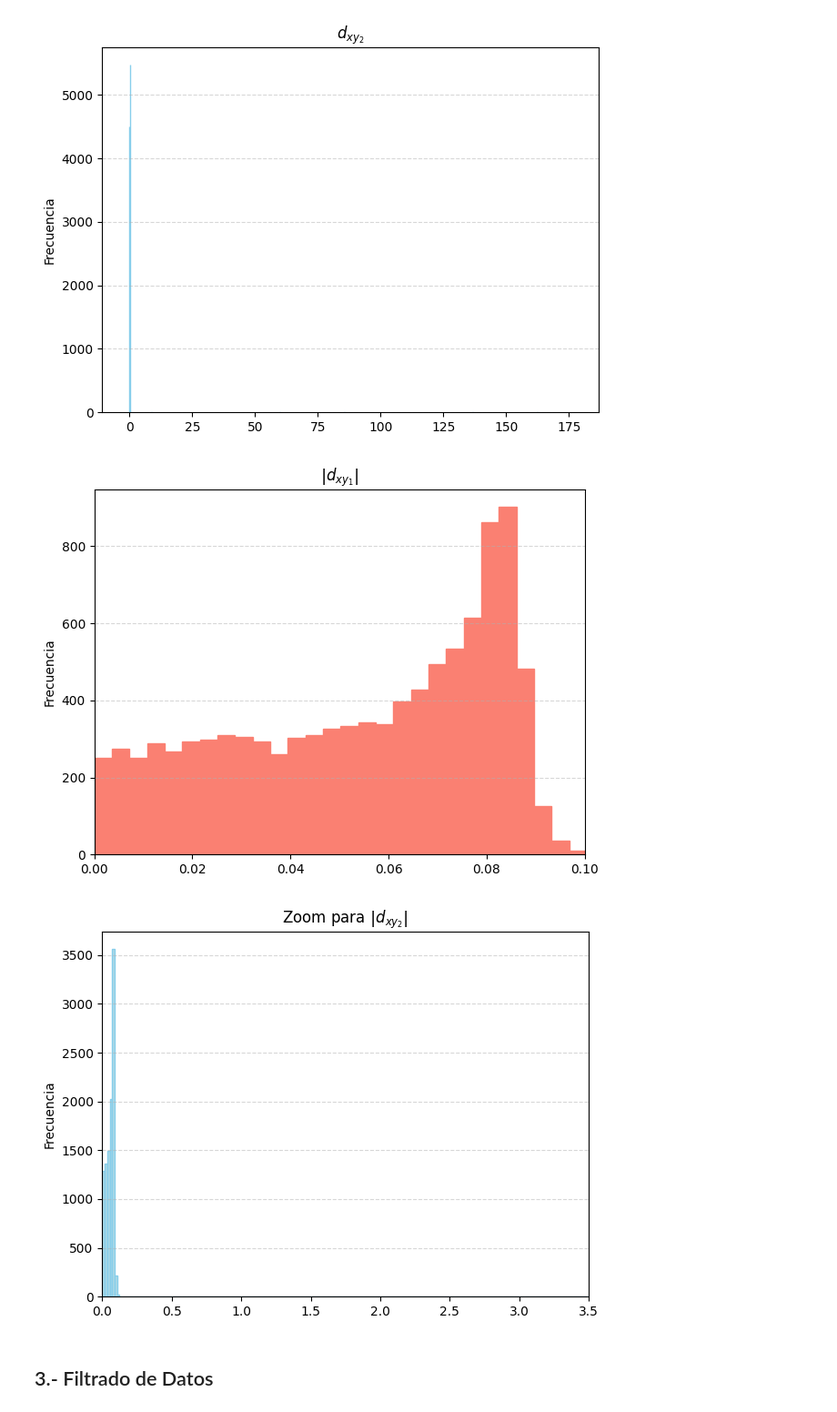
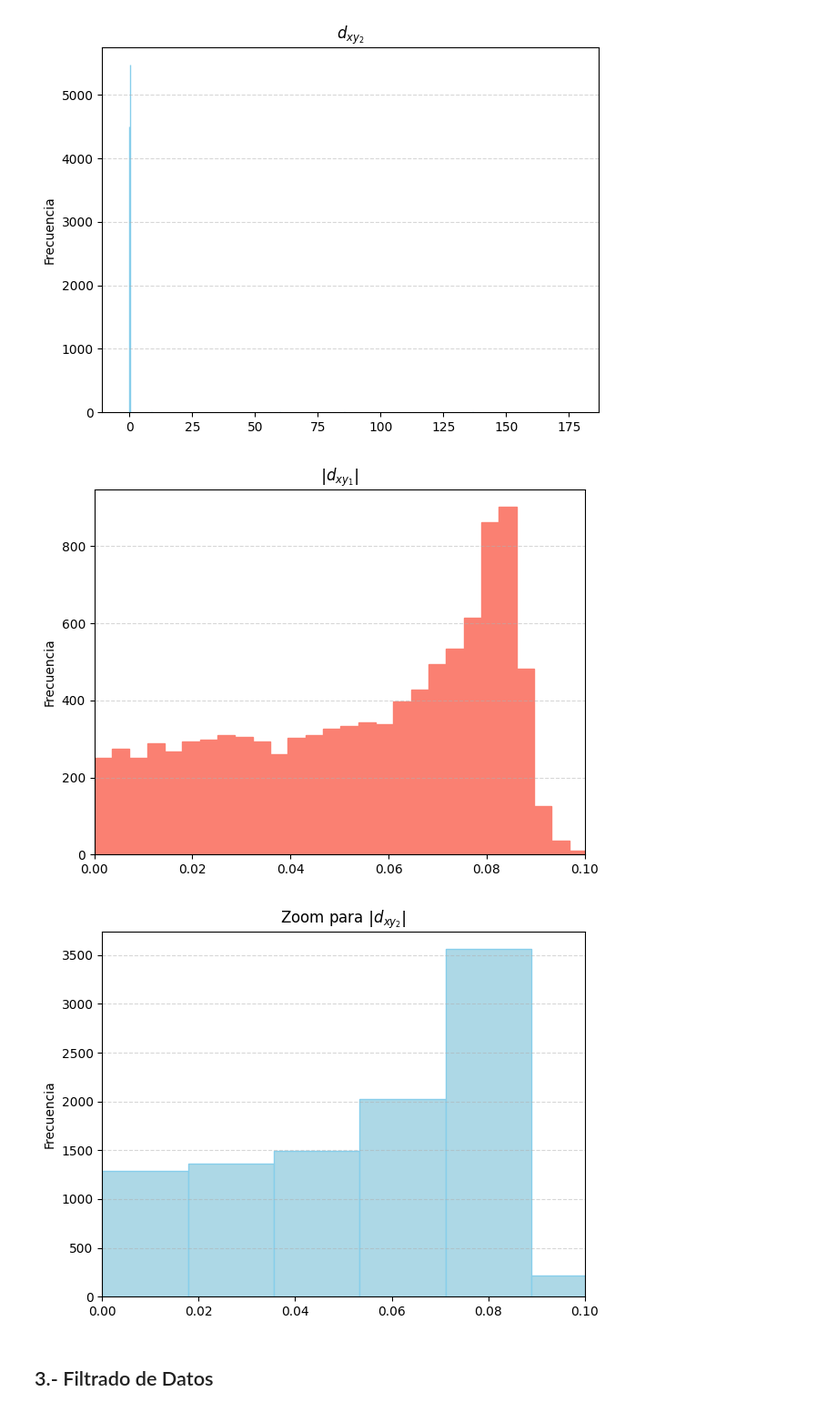
Before and after one commit to ProgramasParaFisicaDeParticulas/lecturadedatosabiertoscmszmumu-Carrazko, a Jupyter notebook: CMSOpenDataZtoMuMu.ipynb, the cells around one changed output. Shown at 91% size. Saved outputs shown, nothing was run; the diff lists cells and outputs as text; code cells hidden in the pictures.

```diff
--- a/CMSOpenDataZtoMuMu.ipynb
+++ b/CMSOpenDataZtoMuMu.ipynb
@@ -234,24 +407,24 @@ plt.show()
 # %%
 # Hacer histograma de pt1
 plt.hist((particles['dxy1']).abs(), bins=1000, align='mid', color='salmon', edgecolor='salmon')
 plt.title(r'$\left| d_{xy_1}\right|$')
 plt.ylabel('Frecuencia')
 plt.xlim(0, 0.1)
 plt.grid(axis='y', linestyle='--', alpha=0.5)
 plt.tight_layout()
 plt.show()
 
 # Hacer histograma de pt2
 plt.hist((particles['dxy2']).abs(), align='mid', bins=10000,  color='lightblue', edgecolor='skyblue')
 plt.title(r'Zoom para $\left| d_{xy_2}\right|$')
 plt.ylabel('Frecuencia')
-plt.xlim(0, 3.5)
+plt.xlim(0, 0.1)
 plt.grid(axis='y', linestyle='--', alpha=0.5)
 plt.tight_layout()
 plt.show()
 # %% [output]
 [figure]
-[figure, old version]
+[figure, new version]
 # %% [markdown]
 ## 3.- Filtrado de Datos
 # %% [markdown]
```
Also changed, not shown: parts of 7 cells of this notebook.
